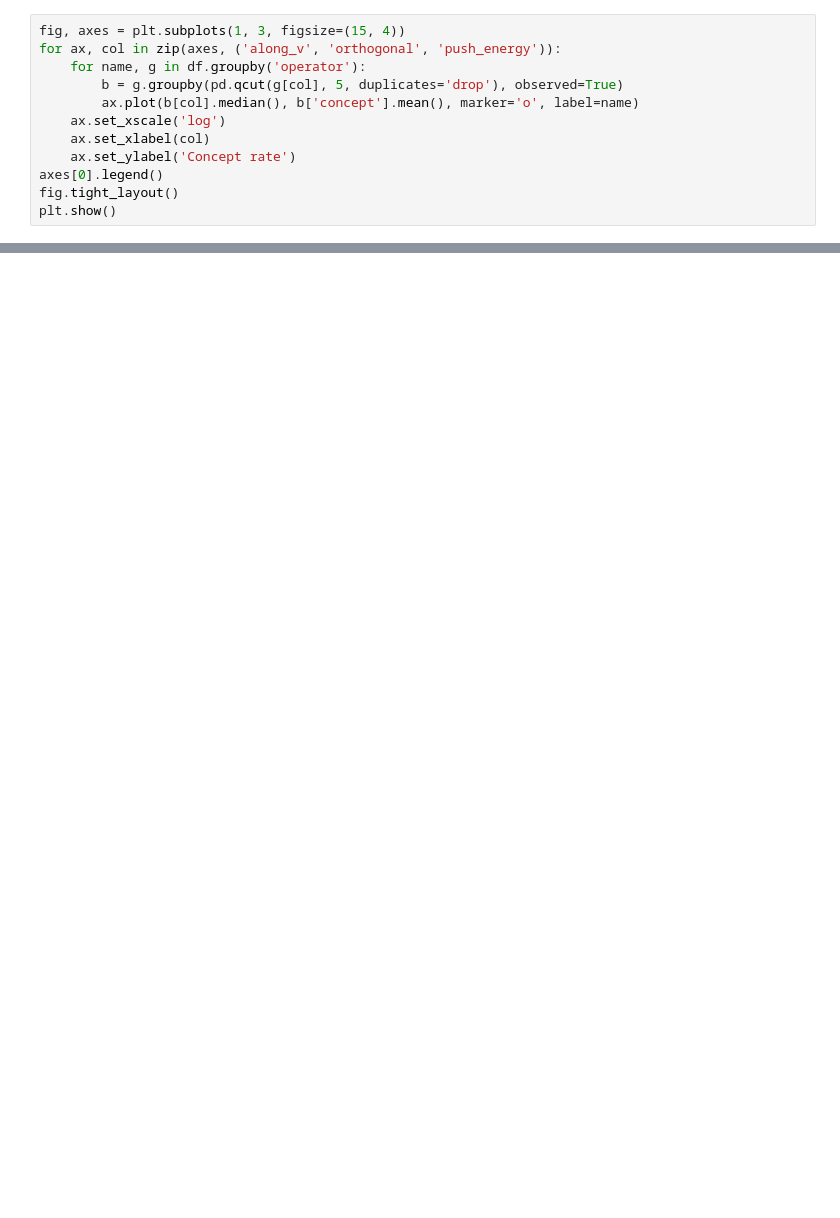
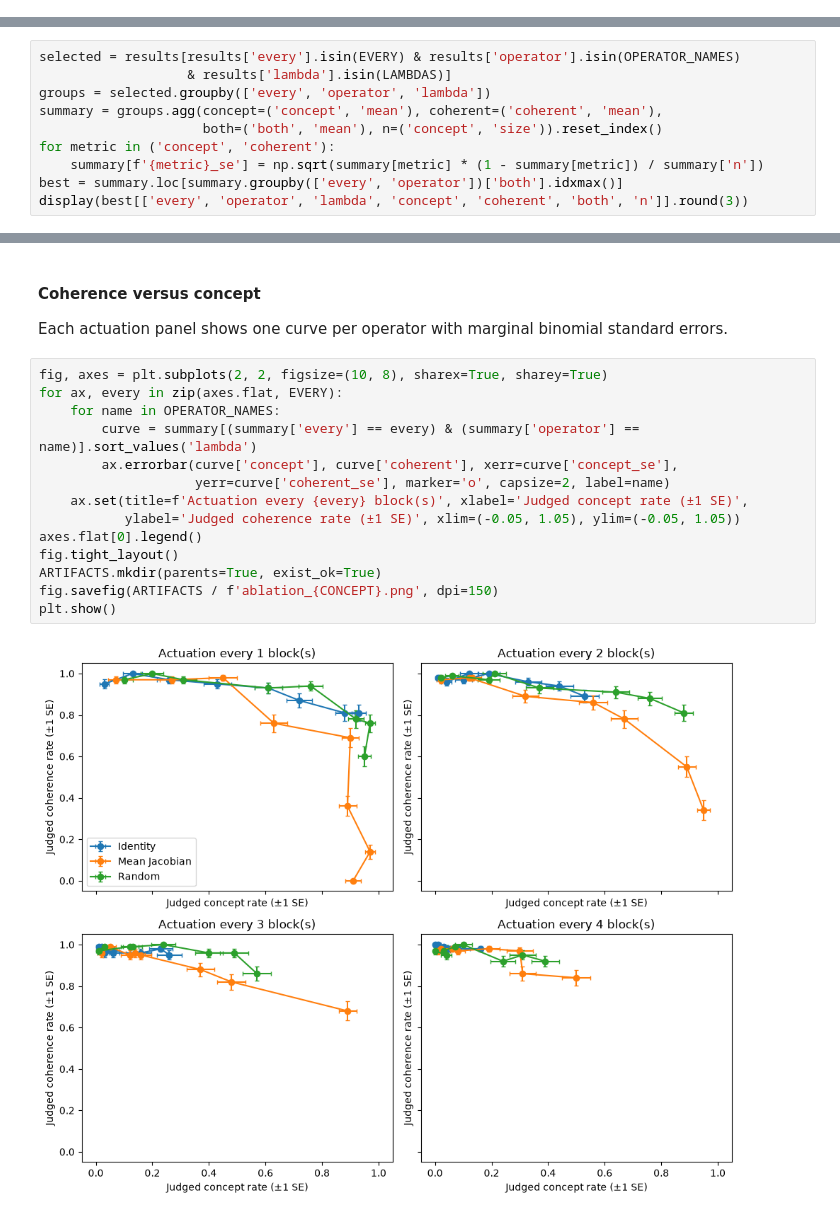
Before and after one commit to niniack/lqr_modded, a Jupyter notebook: 02_qwen3_model_ablation.ipynb, the cells around one changed output, grey strips where cells are left out. Drawn from its saved outputs; the diff is of its cells as text; blank space fills up the shorter version.

```diff
--- a/02_qwen3_model_ablation.ipynb
+++ b/02_qwen3_model_ablation.ipynb
@@ -304,12 +113,0 @@ plt.show()
-# %%
-fig, axes = plt.subplots(1, 3, figsize=(15, 4))
-for ax, col in zip(axes, ('along_v', 'orthogonal', 'push_energy')):
-    for name, g in df.groupby('operator'):
-        b = g.groupby(pd.qcut(g[col], 5, duplicates='drop'), observed=True)
-        ax.plot(b[col].median(), b['concept'].mean(), marker='o', label=name)
-    ax.set_xscale('log')
-    ax.set_xlabel(col)
-    ax.set_ylabel('Concept rate')
-axes[0].legend()
-fig.tight_layout()
-plt.show()
@@ -317,0 +117,10 @@ plt.show()
+# %%
+selected = results[results['every'].isin(EVERY) & results['operator'].isin(OPERATOR_NAMES)
+                   & results['lambda'].isin(LAMBDAS)]
+groups = selected.groupby(['every', 'operator', 'lambda'])
+summary = groups.agg(concept=('concept', 'mean'), coherent=('coherent', 'mean'),
+                     both=('both', 'mean'), n=('concept', 'size')).reset_index()
+for metric in ('concept', 'coherent'):
+    summary[f'{metric}_se'] = np.sqrt(summary[metric] * (1 - summary[metric]) / summary['n'])
+best = summary.loc[summary.groupby(['every', 'operator'])['both'].idxmax()]
+display(best[['every', 'operator', 'lambda', 'concept', 'coherent', 'both', 'n']].round(3))
@@ -317,0 +141,19 @@ plt.show()
+# %% [markdown]
+#### Coherence versus concept
+Each actuation panel shows one curve per operator with marginal binomial standard errors.
+# %%
+fig, axes = plt.subplots(2, 2, figsize=(10, 8), sharex=True, sharey=True)
+for ax, every in zip(axes.flat, EVERY):
+    for name in OPERATOR_NAMES:
+        curve = summary[(summary['every'] == every) & (summary['operator'] == name)].sort_values('lambda')
+        ax.errorbar(curve['concept'], curve['coherent'], xerr=curve['concept_se'],
+                    yerr=curve['coherent_se'], marker='o', capsize=2, label=name)
+    ax.set(title=f'Actuation every {every} block(s)', xlabel='Judged concept rate (±1 SE)',
+           ylabel='Judged coherence rate (±1 SE)', xlim=(-0.05, 1.05), ylim=(-0.05, 1.05))
+axes.flat[0].legend()
+fig.tight_layout()
+ARTIFACTS.mkdir(parents=True, exist_ok=True)
+fig.savefig(ARTIFACTS / f'ablation_{CONCEPT}.png', dpi=150)
+plt.show()
+# %% [output]
+[figure, added]
```
Also changed, not shown: parts of 22 cells of this notebook, 40 other files.
